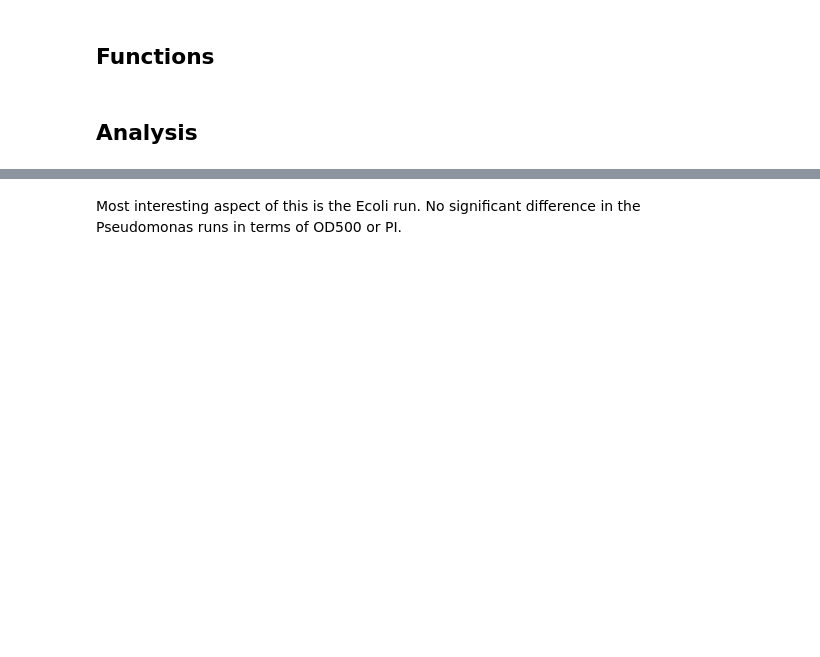
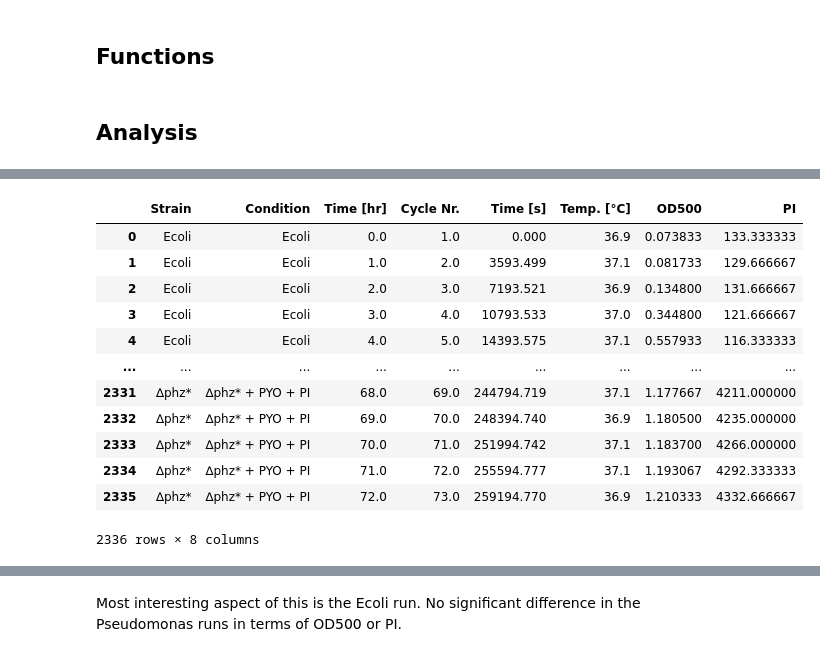
Before and after one commit to jciemniecki/bac_survival, a Jupyter notebook: 200110_PA14_MG1655_PYO_PCA_PI.ipynb, the cells around one changed output, grey strips where cells are left out. Cells and saved outputs as stored; diff of their text form; code cells hidden in the pictures; blank space fills up the shorter version.

```diff
--- a/200110_PA14_MG1655_PYO_PCA_PI.ipynb
+++ b/200110_PA14_MG1655_PYO_PCA_PI.ipynb
@@ -98,0 +122,17 @@ df.head()
+# %%
+df = df.groupby(['Strain', 'Condition', 'Time [hr]']).mean().reset_index()
+df
+# %% [output]
+|  | Strain | Condition | Time [hr] | Cycle Nr. | Time [s] | Temp. [°C] | OD500 | PI |
+| 0 | Ecoli | Ecoli | 0.0 | 1.0 | 0.000 | 36.9 | 0.073833 | 133.333333 |
+| 1 | Ecoli | Ecoli | 1.0 | 2.0 | 3593.499 | 37.1 | 0.081733 | 129.666667 |
+| 2 | Ecoli | Ecoli | 2.0 | 3.0 | 7193.521 | 36.9 | 0.134800 | 131.666667 |
+| 3 | Ecoli | Ecoli | 3.0 | 4.0 | 10793.533 | 37.0 | 0.344800 | 121.666667 |
+| 4 | Ecoli | Ecoli | 4.0 | 5.0 | 14393.575 | 37.1 | 0.557933 | 116.333333 |
+| ... | ... | ... | ... | ... | ... | ... | ... | ... |
+| 2331 | ∆phz* | ∆phz* + PYO + PI | 68.0 | 69.0 | 244794.719 | 37.1 | 1.177667 | 4211.000000 |
+| 2332 | ∆phz* | ∆phz* + PYO + PI | 69.0 | 70.0 | 248394.740 | 36.9 | 1.180500 | 4235.000000 |
+| 2333 | ∆phz* | ∆phz* + PYO + PI | 70.0 | 71.0 | 251994.742 | 37.1 | 1.183700 | 4266.000000 |
+| 2334 | ∆phz* | ∆phz* + PYO + PI | 71.0 | 72.0 | 255594.777 | 37.1 | 1.193067 | 4292.333333 |
+| 2335 | ∆phz* | ∆phz* + PYO + PI | 72.0 | 73.0 | 259194.770 | 36.9 | 1.210333 | 4332.666667 |
+2336 rows × 8 columns
```
Also changed, not shown: parts of 9 cells of this notebook.
